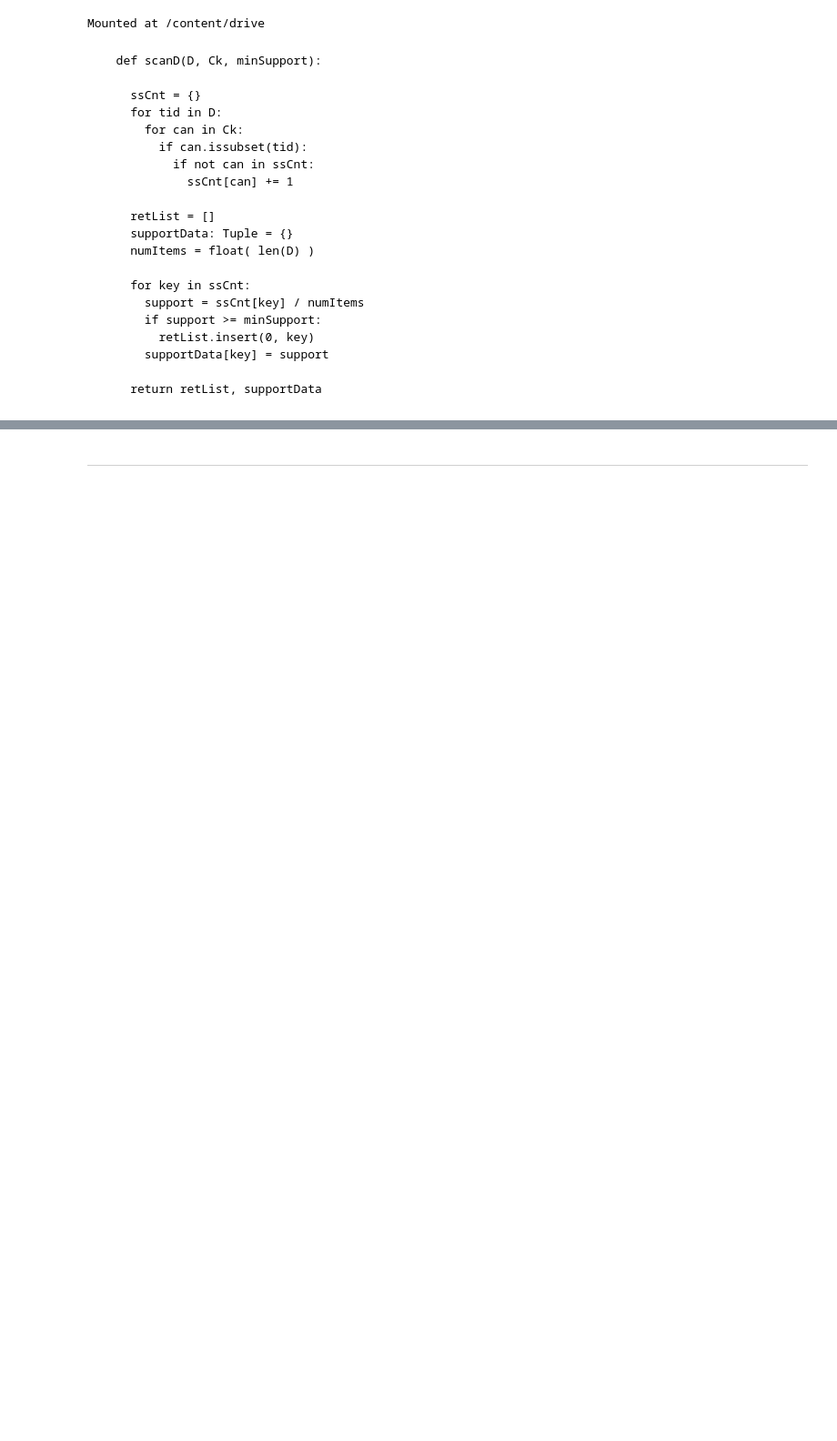
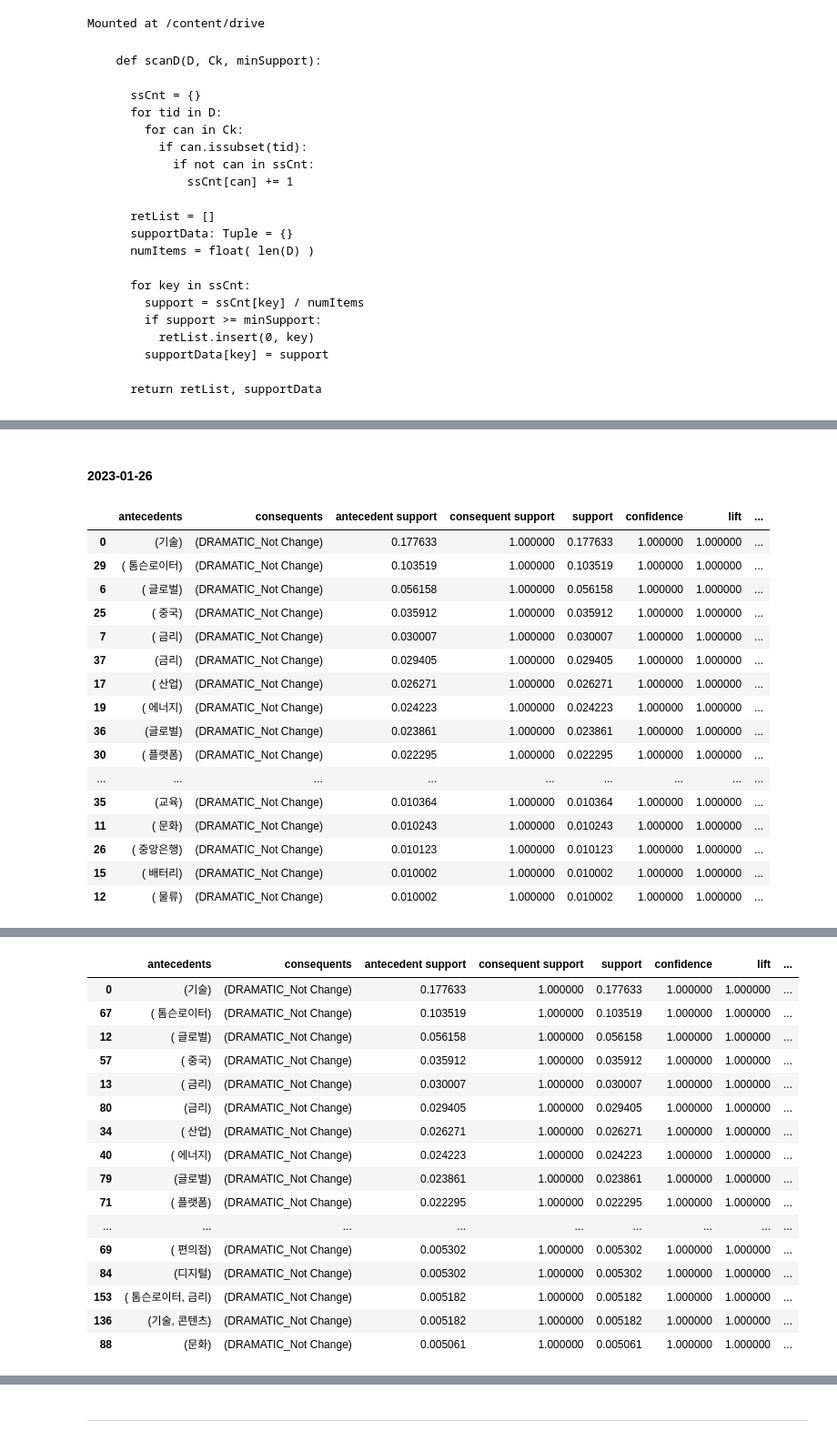
Before and after one commit to ksydata/MiraeAssetHackathon, a Jupyter notebook: [derivative_news_data]_2_AprioriRules.ipynb, the cells around one changed output, grey strips where cells are left out. Shown at 91% size. Drawn from its saved outputs; the diff is of its cells as text; code cells hidden in the pictures; blank space fills up the shorter version.

```diff
--- a/[derivative_news_data]_2_AprioriRules.ipynb
+++ b/[derivative_news_data]_2_AprioriRules.ipynb
@@ -220,0 +279,45 @@ TypeError: ignored
+# %% [markdown]
+#### **2023-01-26**
+# %%
+# date_time 변수가 9번 바뀌기 때문에 클래스로 선언하여 반복작업의 일부 자동화
+merge_derivative_news_data_subset_230126, merge_derivative_news_data_230126 = financialApriori.makeSubDataset_loadData(
+    date_column = "YYYYMMDD", date_time = "2023-01-26")
+
+apriori_results_230126: List = []
+
+for threshold in [0.01, 0.0075, 0.005]:
+  apriori_rules = financialApriori.find_frequent_TAGsets(
+    transaction_subset = merge_derivative_news_data_subset_230126,
+
+    transaction_tagset = merge_derivative_news_data_230126["TAG_SPLIT"],
+
+    drop_subset_list = ["사회", "경제", "정치"],
+    drop_tagset_list = ["톰슨로이터"],
+
+    minimum_support_threshold = threshold,
+    minimum_confidence_threshold = 0.4
+  )
+  apriori_results_230126.append(apriori_rules)
+# %%
+pd.set_option("display.max_row", None)
+display( apriori_results_230126[0].sort_values("support", ascending = False) )
+display( apriori_results_230126[1].sort_values("support", ascending = False) )
+display( apriori_results_230126[2].sort_values("support", ascending = False) )
+# %% [output]
+|  | antecedents | consequents | antecedent support | consequent support | support | confidence | lift | ... |
+| 0 | (기술) | (DRAMATIC_Not Change) | 0.177633 | 1.000000 | 0.177633 | 1.000000 | 1.000000 | ... |
+| 29 | ( 톰슨로이터) | (DRAMATIC_Not Change) | 0.103519 | 1.000000 | 0.103519 | 1.000000 | 1.000000 | ... |
+| 6 | ( 글로벌) | (DRAMATIC_Not Change) | 0.056158 | 1.000000 | 0.056158 | 1.000000 | 1.000000 | ... |
+| 25 | ( 중국) | (DRAMATIC_Not Change) | 0.035912 | 1.000000 | 0.035912 | 1.000000 | 1.000000 | ... |
+| 7 | ( 금리) | (DRAMATIC_Not Change) | 0.030007 | 1.000000 | 0.030007 | 1.000000 | 1.000000 | ... |
+| 37 | (금리) | (DRAMATIC_Not Change) | 0.029405 | 1.000000 | 0.029405 | 1.000000 | 1.000000 | ... |
+| 17 | ( 산업) | (DRAMATIC_Not Change) | 0.026271 | 1.000000 | 0.026271 | 1.000000 | 1.000000 | ... |
+| 19 | ( 에너지) | (DRAMATIC_Not Change) | 0.024223 | 1.000000 | 0.024223 | 1.000000 | 1.000000 | ... |
+| 36 | (글로벌) | (DRAMATIC_Not Change) | 0.023861 | 1.000000 | 0.023861 | 1.000000 | 1.000000 | ... |
+| 30 | ( 플랫폼) | (DRAMATIC_Not Change) | 0.022295 | 1.000000 | 0.022295 | 1.000000 | 1.000000 | ... |
+| ... | ... | ... | ... | ... | ... | ... | ... | ... |
+| 35 | (교육) | (DRAMATIC_Not Change) | 0.010364 | 1.000000 | 0.010364 | 1.000000 | 1.000000 | ... |
+| 11 | ( 문화) | (DRAMATIC_Not Change) | 0.010243 | 1.000000 | 0.010243 | 1.000000 | 1.000000 | ... |
+| 26 | ( 중앙은행) | (DRAMATIC_Not Change) | 0.010123 | 1.000000 | 0.010123 | 1.000000 | 1.000000 | ... |
+| 15 | ( 배터리) | (DRAMATIC_Not Change) | 0.010002 | 1.000000 | 0.010002 | 1.000000 | 1.000000 | ... |
+| 12 | ( 물류) | (DRAMATIC_Not Change) | 0.010002 | 1.000000 | 0.010002 | 1.000000 | 1.000000 | ... |
@@ -220,0 +341,17 @@ TypeError: ignored
+|  | antecedents | consequents | antecedent support | consequent support | support | confidence | lift | ... |
+| 0 | (기술) | (DRAMATIC_Not Change) | 0.177633 | 1.000000 | 0.177633 | 1.000000 | 1.000000 | ... |
+| 67 | ( 톰슨로이터) | (DRAMATIC_Not Change) | 0.103519 | 1.000000 | 0.103519 | 1.000000 | 1.000000 | ... |
+| 12 | ( 글로벌) | (DRAMATIC_Not Change) | 0.056158 | 1.000000 | 0.056158 | 1.000000 | 1.000000 | ... |
+| 57 | ( 중국) | (DRAMATIC_Not Change) | 0.035912 | 1.000000 | 0.035912 | 1.000000 | 1.000000 | ... |
+| 13 | ( 금리) | (DRAMATIC_Not Change) | 0.030007 | 1.000000 | 0.030007 | 1.000000 | 1.000000 | ... |
+| 80 | (금리) | (DRAMATIC_Not Change) | 0.029405 | 1.000000 | 0.029405 | 1.000000 | 1.000000 | ... |
+| 34 | ( 산업) | (DRAMATIC_Not Change) | 0.026271 | 1.000000 | 0.026271 | 1.000000 | 1.000000 | ... |
+| 40 | ( 에너지) | (DRAMATIC_Not Change) | 0.024223 | 1.000000 | 0.024223 | 1.000000 | 1.000000 | ... |
+| 79 | (글로벌) | (DRAMATIC_Not Change) | 0.023861 | 1.000000 | 0.023861 | 1.000000 | 1.000000 | ... |
+| 71 | ( 플랫폼) | (DRAMATIC_Not Change) | 0.022295 | 1.000000 | 0.022295 | 1.000000 | 1.000000 | ... |
+| ... | ... | ... | ... | ... | ... | ... | ... | ... |
+| 69 | ( 편의점) | (DRAMATIC_Not Change) | 0.005302 | 1.000000 | 0.005302 | 1.000000 | 1.000000 | ... |
+| 84 | (디지털) | (DRAMATIC_Not Change) | 0.005302 | 1.000000 | 0.005302 | 1.000000 | 1.000000 | ... |
+| 153 | ( 톰슨로이터, 금리) | (DRAMATIC_Not Change) | 0.005182 | 1.000000 | 0.005182 | 1.000000 | 1.000000 | ... |
+| 136 | (기술, 콘텐츠) | (DRAMATIC_Not Change) | 0.005182 | 1.000000 | 0.005182 | 1.000000 | 1.000000 | ... |
+| 88 | (문화) | (DRAMATIC_Not Change) | 0.005061 | 1.000000 | 0.005061 | 1.000000 | 1.000000 | ... |
```
Also changed, not shown: parts of 28 cells of this notebook.
